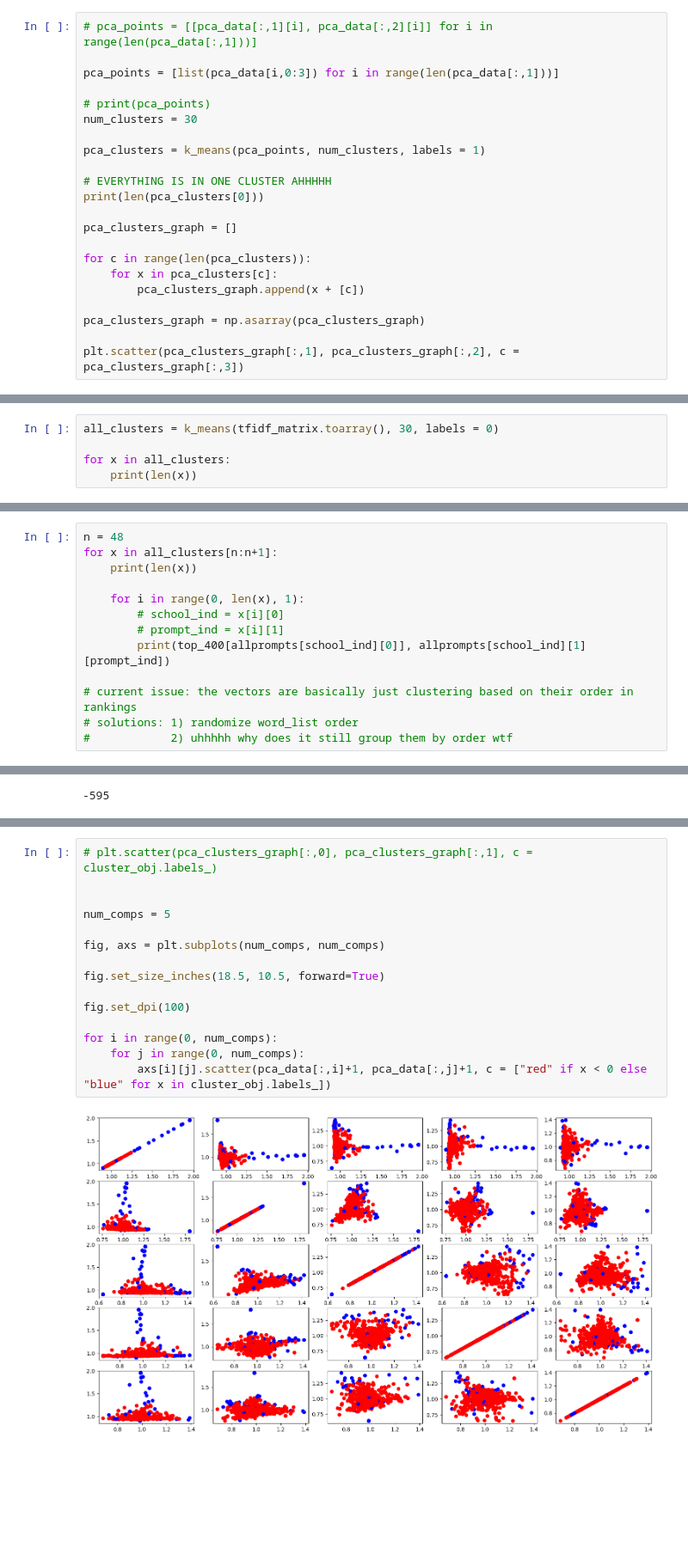
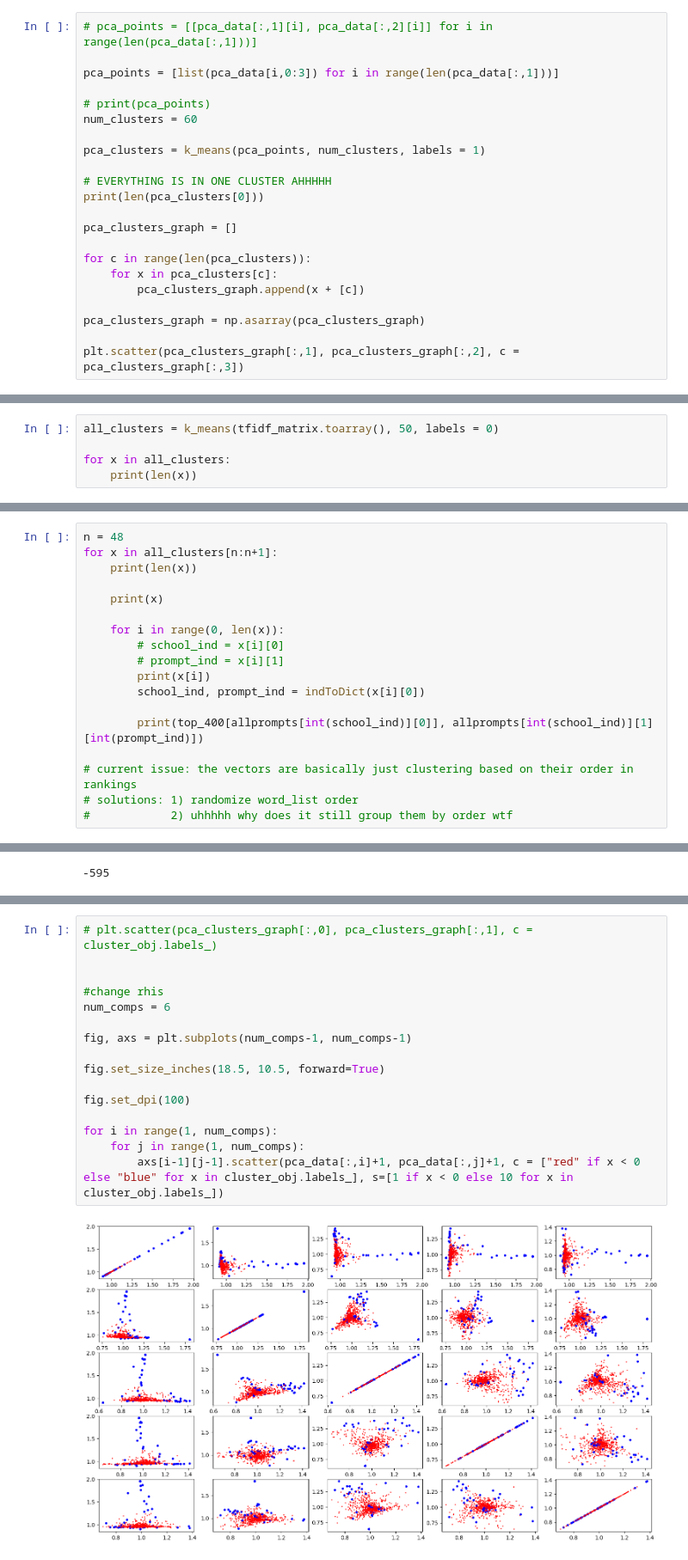
Before and after one commit to vc64/essayGrouping, a Jupyter notebook: essayGrouping.ipynb, the cells around one changed output, grey strips where cells are left out. Shown at 86% size. Saved outputs shown, nothing was run; the diff lists cells and outputs as text; blank space fills up the shorter version.

```diff
--- a/essayGrouping.ipynb
+++ b/essayGrouping.ipynb
@@ -643,7 +638,7 @@ def k_means(points, k, labels = 0):
 pca_points = [list(pca_data[i,0:3]) for i in range(len(pca_data[:,1]))]
 
 # print(pca_points)
-num_clusters = 30
+num_clusters = 60
 
 pca_clusters = k_means(pca_points, num_clusters, labels = 1)
 
@@ -678,5 +689,5 @@ IndexError: list index out of range
 # %%
-all_clusters = k_means(tfidf_matrix.toarray(), 30, labels = 0)
+all_clusters = k_means(tfidf_matrix.toarray(), 50, labels = 0)
 
 for x in all_clusters:
     print(len(x))
@@ -703,10 +714,15 @@ n = 48
 for x in all_clusters[n:n+1]:
     print(len(x))
 
-    for i in range(0, len(x), 1):
+    print(x)
+
+    for i in range(0, len(x)):
         # school_ind = x[i][0]
         # prompt_ind = x[i][1]
-        print(top_400[allprompts[school_ind][0]], allprompts[school_ind][1][prompt_ind])
+        print(x[i])
+        school_ind, prompt_ind = indToDict(x[i][0])
+
+        print(top_400[allprompts[int(school_ind)][0]], allprompts[int(school_ind)][1][int(prompt_ind)])
 
 # current issue: the vectors are basically just clustering based on their order in rankings
 # solutions: 1) randomize word_list order
@@ -741,20 +772,21 @@ plt.scatter(*projection.T, c=cluster_obj.labels_)
 # %%
 # plt.scatter(pca_clusters_graph[:,0], pca_clusters_graph[:,1], c = cluster_obj.labels_)
 
 
-num_comps = 5
+#change rhis
+num_comps = 6
 
-fig, axs = plt.subplots(num_comps, num_comps)
+fig, axs = plt.subplots(num_comps-1, num_comps-1)
 
 fig.set_size_inches(18.5, 10.5, forward=True)
 
 fig.set_dpi(100)
 
-for i in range(0, num_comps):
-    for j in range(0, num_comps):
-        axs[i][j].scatter(pca_data[:,i]+1, pca_data[:,j]+1, c = ["red" if x < 0 else "blue" for x in cluster_obj.labels_])
+for i in range(1, num_comps):
+    for j in range(1, num_comps):
+        axs[i-1][j-1].scatter(pca_data[:,i]+1, pca_data[:,j]+1, c = ["red" if x < 0 else "blue" for x in cluster_obj.labels_], s=[1 if x < 0 else 10 for x in cluster_obj.labels_])
 # %% [output]
-[figure, old version]
+[figure, new version]
 # %%
 # to-do
 # [X] conda env export > environment.yml
```
Also changed, not shown: parts of 16 cells of this notebook.
